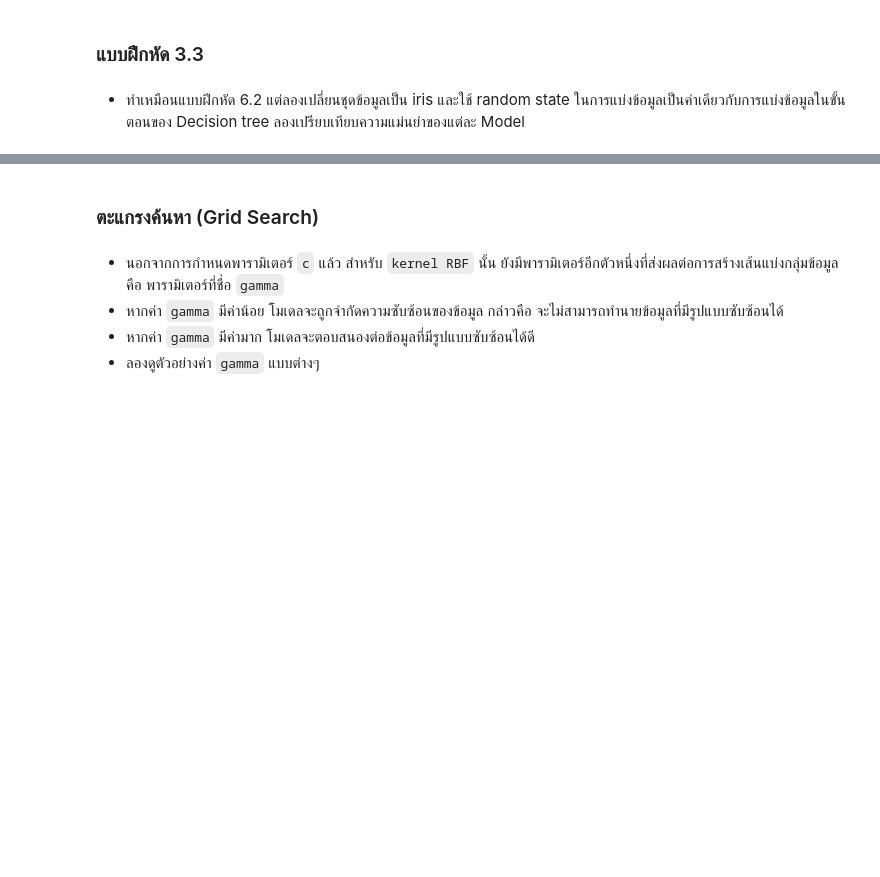
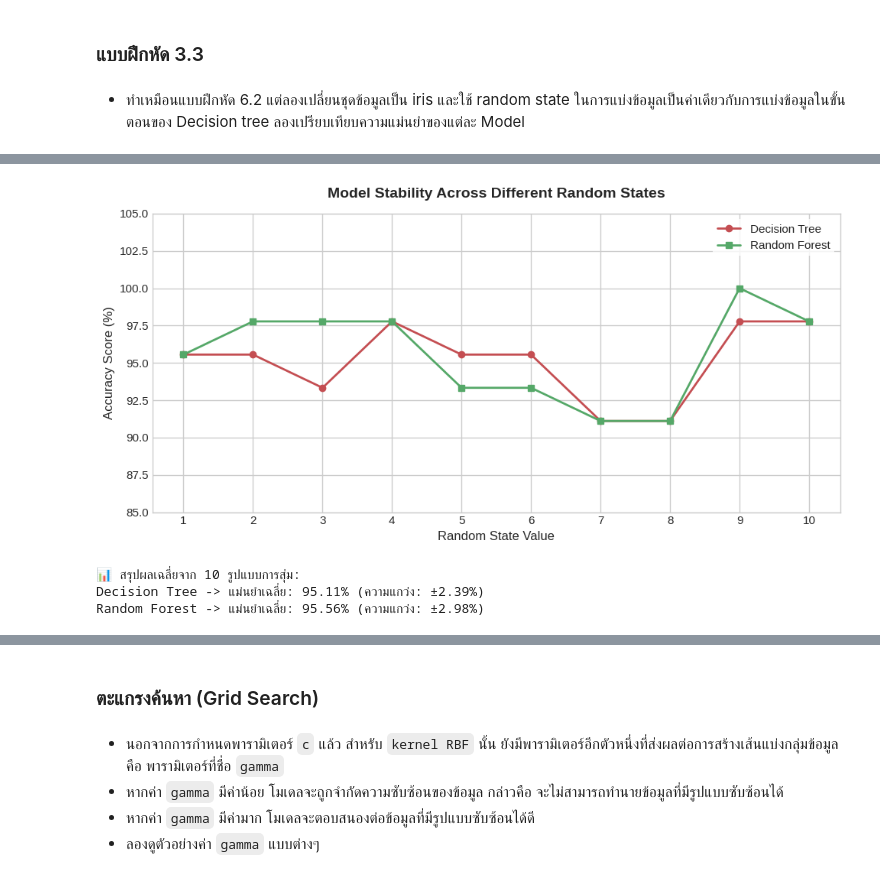
Before and after one commit to prasertrak/ai-machine-learning-deep-learning, a Jupyter notebook: [20240113]_ANS_Coding_for_Artificial_Intelligence.ipynb, the cells around one changed output, grey strips where cells are left out. Cells and saved outputs as stored; diff of their text form; code cells hidden in the pictures; blank space fills up the shorter version.

```diff
--- a/[20240113]_ANS_Coding_for_Artificial_Intelligence.ipynb
+++ b/[20240113]_ANS_Coding_for_Artificial_Intelligence.ipynb
@@ -1113,0 +1181,2 @@ Accuracy: 0.9385964912280702
+# %%
+X, y = iris.data, iris.target
@@ -1113,0 +1189,9 @@ Accuracy: 0.9385964912280702
+# %%
+# 3. สร้างและทดสอบแต่ละโมเดล
+
+models = {
+    "Decision Tree": DecisionTreeClassifier(random_state=42), # ล็อกสุ่มภายในโมเดลด้วย
+    "Random Forest": RandomForestClassifier(random_state=42), # ล็อกสุ่มภายในโมเดลด้วย
+    "Logistic Regression": LogisticRegression(max_iter=200),
+    "K-Nearest Neighbors": KNeighborsClassifier()
+}
@@ -1113,0 +1255,60 @@ Accuracy: 0.9385964912280702
+# %%
+import numpy as np
+import matplotlib.pyplot as plt
+from sklearn.datasets import load_iris
+from sklearn.model_selection import train_test_split
+from sklearn.tree import DecisionTreeClassifier
+from sklearn.ensemble import RandomForestClassifier
+from sklearn.metrics import accuracy_score
+
+# 1. โหลดข้อมูล
+iris = load_iris()
+X, y = iris.data, iris.target
+
+# กำหนดช่วงของ random_state ที่จะใช้ทดสอบ (1 ถึง 10)
+random_states = range(1, 11)
+
+dt_accuracies = []
+rf_accuracies = []
+
+# 2. วนลูปเปลี่ยนค่า random_state เพื่อดูผลกระทบ
+for r in random_states:
+    # ทุกรอบที่วนลูป หน้าตาของข้อมูล Train/Test จะเปลี่ยนไปตามค่า r
+    X_train, X_test, y_train, y_test = train_test_split(X, y, test_size=0.3, random_state=r)
+
+    # เทรน Decision Tree
+    dt = DecisionTreeClassifier(random_state=r)
+    dt.fit(X_train, y_train)
+    dt_accuracies.append(accuracy_score(y_test, dt.predict(X_test)) * 100)
+
+    # เทรน Random Forest
+    rf = RandomForestClassifier(random_state=r)
+    rf.fit(X_train, y_train)
+    rf_accuracies.append(accuracy_score(y_test, rf.predict(X_test)) * 100)
+
+# 3. พล็อตกราฟเส้นเพื่อเปรียบเทียบความเสถียร
+plt.style.use('seaborn-v0_8-whitegrid')
+plt.figure(figsize=(10, 5))
+
+plt.plot(random_states, dt_accuracies, marker='o', label='Decision Tree', color='#C44E52', linewidth=2)
+plt.plot(random_states, rf_accuracies, marker='s', label='Random Forest', color='#55A868', linewidth=2)
+
+plt.title('Model Stability Across Different Random States', fontsize=14, fontweight='bold', pad=15)
+plt.xlabel('Random State Value', fontsize=12)
+plt.ylabel('Accuracy Score (%)', fontsize=12)
+plt.xticks(random_states)
+plt.ylim(85, 105)
+plt.legend(frameon=True, facecolor='white', edgecolor='none')
+
+plt.tight_layout()
+plt.show()
+
+# พิมพ์ค่าเฉลี่ยและความเบี่ยงเบน
+print(f"📊 สรุปผลเฉลี่ยจาก 10 รูปแบบการสุ่ม:")
+print(f"Decision Tree -> แม่นยำเฉลี่ย: {np.mean(dt_accuracies):.2f}% (ความแกว่ง: ±{np.std(dt_accuracies):.2f}%)")
+print(f"Random Forest -> แม่นยำเฉลี่ย: {np.mean(rf_accuracies):.2f}% (ความแกว่ง: ±{np.std(rf_accuracies):.2f}%)")
+# %% [output]
+[figure, added]
+📊 สรุปผลเฉลี่ยจาก 10 รูปแบบการสุ่ม:
+Decision Tree -> แม่นยำเฉลี่ย: 95.11% (ความแกว่ง: ±2.39%)
+Random Forest -> แม่นยำเฉลี่ย: 95.56% (ความแกว่ง: ±2.98%)
```
Also changed, not shown: parts of 39 cells of this notebook.
